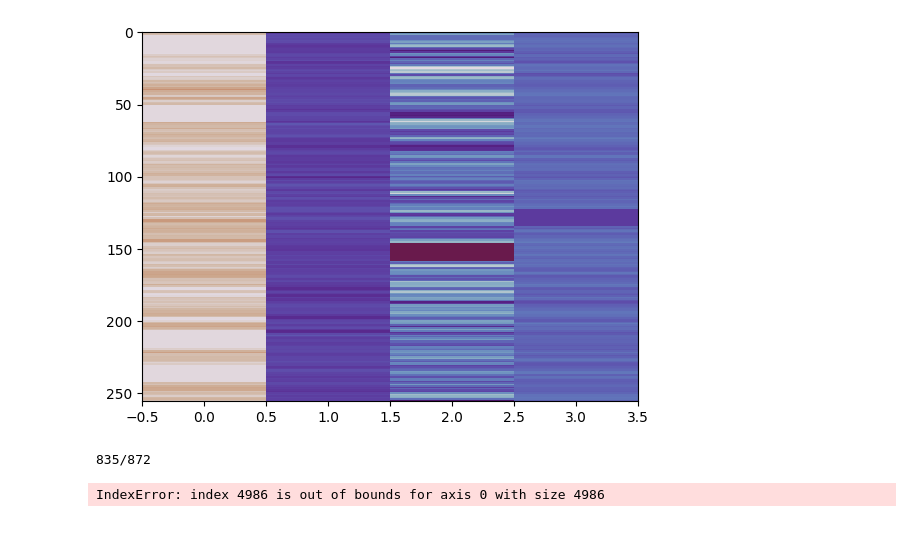
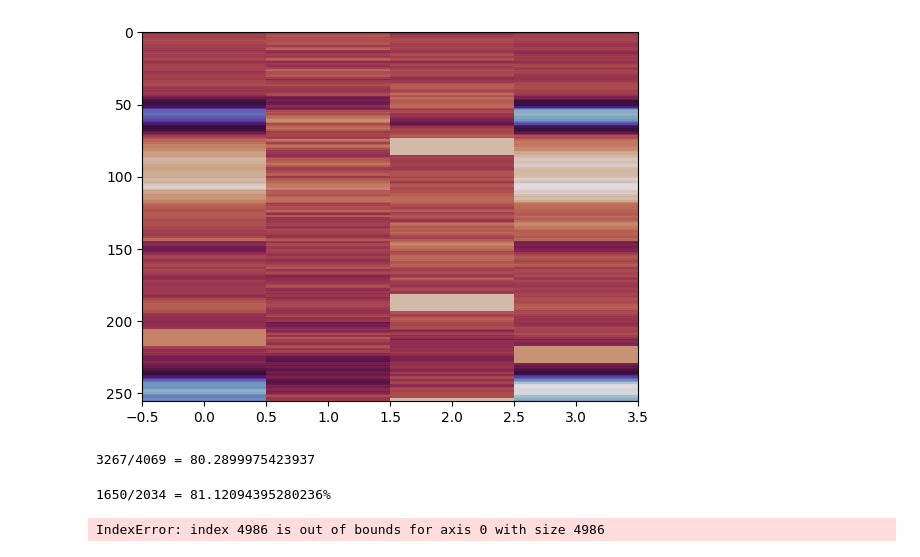
Before and after one commit to JP-Vela/BioHack2025, a Jupyter notebook: 3_output_model.ipynb, the cells around one changed output. Cells and saved outputs as stored; diff of their text form; code cells hidden in the pictures.

Commit message:
New data and model

```diff
--- a/3_output_model.ipynb
+++ b/3_output_model.ipynb
@@ -56,14 +57,15 @@ def preprocess():
         datasets = datasets_df[datasets_df['filenames'].str.contains(class_name, case=False)]
 
         for filename in datasets['filenames']:
-            if "Jonny" not in filename:
+            if ("Jonny" not in filename):
                 continue
+            print(filename)
 
             sub_df = pd.read_csv(f"{dataset_dir}/{filename}")
-            cutoff = int(sub_df.shape[0]*0.85)
+            cutoff = int(sub_df.shape[0]*0.80)
             raw = sub_df
-            train_raw, test_raw = sub_df.iloc[:cutoff], sub_df.iloc[cutoff:]
-
+            seconds_ignore = 0#256*20
+            train_raw, test_raw = sub_df.iloc[seconds_ignore:cutoff], sub_df.iloc[cutoff:]
 
             """# NOTE: Split the data after reading, THEN perform sliding window
             windows = []
@@ -81,14 +83,14 @@ def preprocess():
             row=0
             while row+window_size < train_raw.shape[0]:
                 train_windows.append(train_raw.iloc[row:row+window_size])
-                row+=int(window_size*0.2)
+                row+=int(window_size*0.1)
 
             # Testing Data
             test_windows = []
             row=0
             while row+window_size < test_raw.shape[0]:
                 test_windows.append(test_raw.iloc[row:row+window_size])
-                row+=int(window_size*0.2)
+                row+=int(window_size*0.1)
 
 
             datasets_by_class[class_name]+=train_windows
@@ -187,7 +216,7 @@ model = keras.Sequential([
     layers.Conv1D(32, kernel_size=5, activation='relu', input_shape=input_shape),
     layers.Dropout(0.4),
     layers.MaxPooling1D(pool_size=2),
-    layers.Conv1D(64, kernel_size=5, activation='relu'),#, kernel_regularizer=regularizers.l2(0.003)),
+    layers.Conv1D(64, kernel_size=6, activation='relu'),#, kernel_regularizer=regularizers.l2(0.003)),
     layers.Dropout(0.3),
     layers.MaxPooling1D(pool_size=2),
     layers.Conv1D(128, kernel_size=5, activation='relu'),#, kernel_regularizer=regularizers.l2(0.003)),
@@ -195,6 +224,7 @@ model = keras.Sequential([
     layers.MaxPooling1D(pool_size=2),
     layers.Conv1D(256, kernel_size=5, activation='relu'),#, kernel_regularizer=regularizers.l2(0.003)),
     layers.Dropout(0.2),
+    # layers.MaxPooling1D(pool_size=2),
     layers.Flatten(),
     layers.Dense(128, activation='relu'),
     layers.Dense(3, activation='softmax')  # Two output neurons for two classes
@@ -208,7 +238,7 @@ model.compile(optimizer=keras.optimizers.Adam(learning_rate=0.002),
 # Display the model summary
 # model.summary()
 # %%
-filepath = "models/3_output_model_jonny.keras"
+filepath = "models/3_output_model_jonny_3.keras"
 checkpoint = ModelCheckpoint(
     filepath,
     monitor='val_accuracy',
@@ -218,5 +248,5 @@ checkpoint = ModelCheckpoint(
 )
 
 
-model.fit(X_train_scaled, y_train, epochs=30, validation_data=(X_test_scaled, y_test), callbacks=[checkpoint])
+model.fit(X_train_scaled, y_train, epochs=15, validation_data=(X_test_scaled, y_test), callbacks=[checkpoint])
 # %% [output]
@@ -259,22 +295,46 @@ def plotit(sample):
     plt.imshow(sample, cmap='twilight', interpolation='nearest', aspect='auto')
     plt.show()
 # %%
-plotit(X_train_scaled[-10])
+plotit(X_train_scaled[-23])
 # %% [output]
-[figure, old version]
+[figure, new version]
 # %%
 score = 0
 
 for i in range(preds.shape[0]):
     is_equal = (np.round(preds[i]) == np.round(y_test[i]))
-    if is_equal:
+    if is_equal.all():
         score+=1
         # print(preds[i])
         # plotit(X_test_scaled[i])
 
-print(f"{score}/{preds.shape[0]}")
+print(f"{score}/{preds.shape[0]} = {score/preds.shape[0]*100}")
 # %% [output]
-835/872
+3267/4069 = 80.2899975423937
+# %%
+score = 0
+num_samples = 0
+# Confused, Control, Understanding
+
+for i in range(2, preds.shape[0], 2):
+
+    added = np.round(  (preds[i]+preds[i-1]) )
+    norm_added = np.array([0,0,0])
+    norm_added[added.argmax()] = 1
+
+    y_added = ( ( y_test[i]) +  y_test[i-1] )
+    y_norm_added = np.array([0,0,0])
+    y_norm_added[y_added.argmax()] = 1
+
+    # print(norm_added, y_norm)
+    is_equal = (np.round(norm_added) == y_norm_added)
+    num_samples+=1
+    if is_equal.all():
+        score+=1
+
+print(f"{score}/{num_samples} = {score/num_samples*100}%")
+# %% [output]
+1650/2034 = 81.12094395280236%
 # %%
 
 # Assuming X_test_scaled and y_test are already defined, and each image is 2D
```
Also changed, not shown: parts of 10 cells of this notebook, 37 other files.
